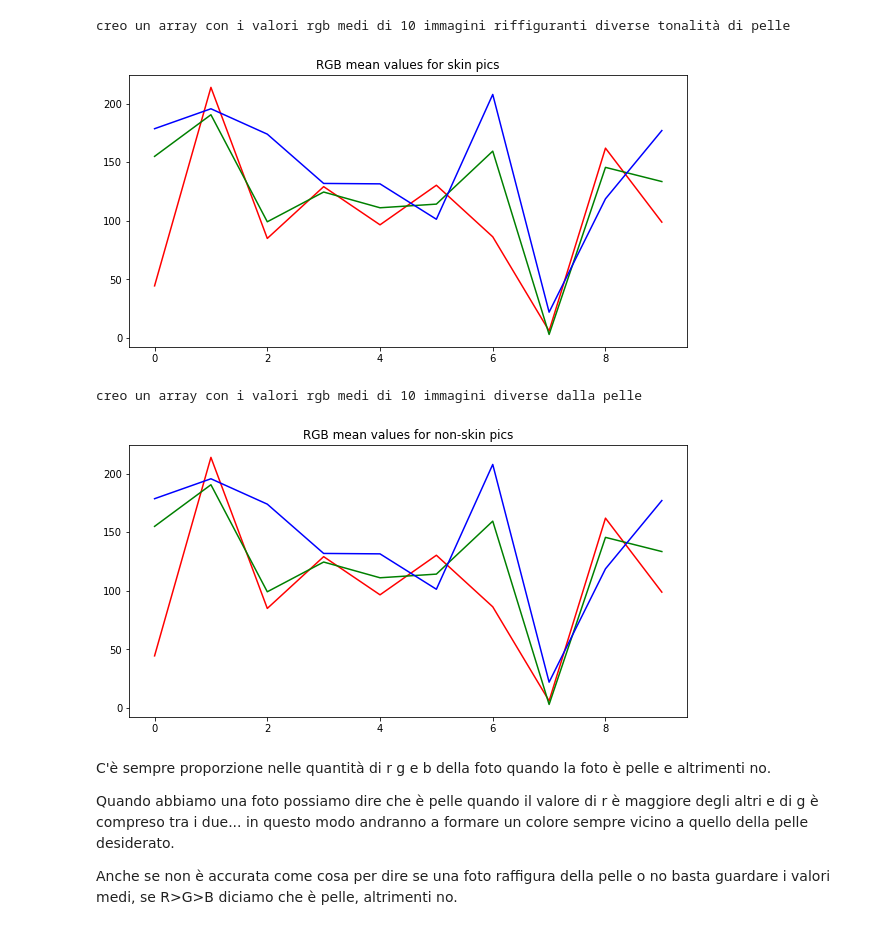
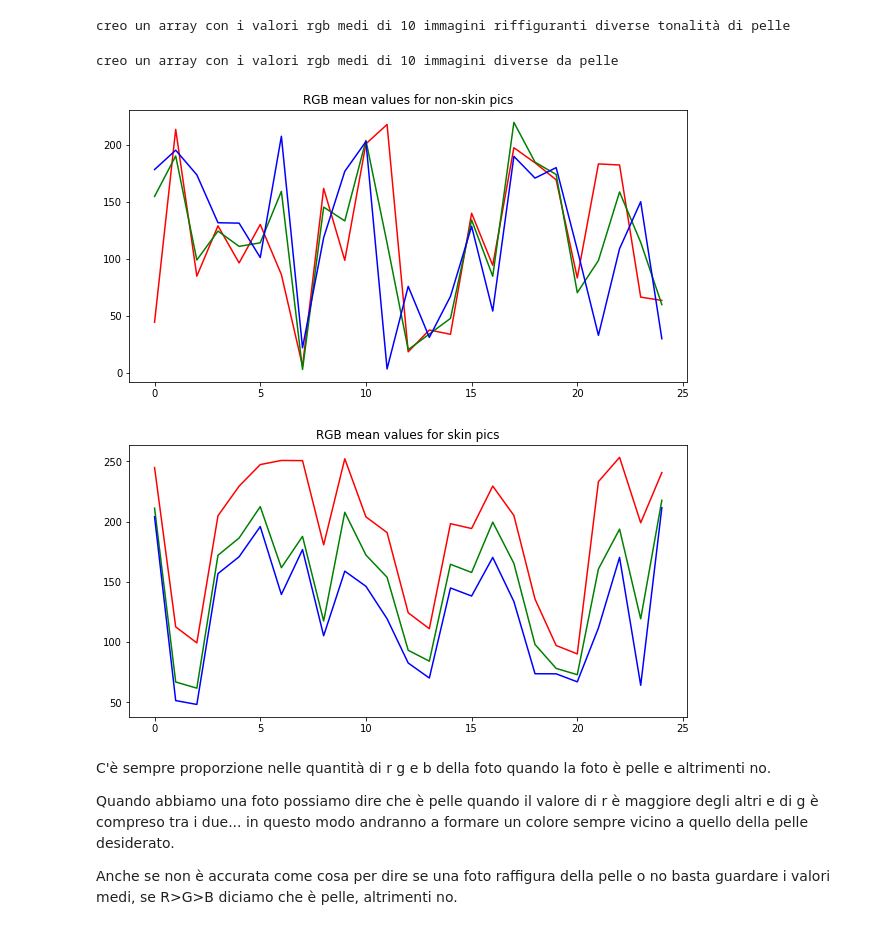
Before and after one commit to lilbrizzi/SkinDetection, a Jupyter notebook: colore/SkinDetectionLAB.ipynb, the cells around one changed output. Cells and saved outputs as stored; diff of their text form; code cells hidden in the pictures.

```diff
--- a/colore/SkinDetectionLAB.ipynb
+++ b/colore/SkinDetectionLAB.ipynb
@@ -234,15 +280,5 @@ arrayB = np.array([channels1[0],channels2[0],channels3[0],channels4[0],channels5
 # %% [output]
 creo un array con i valori rgb medi di 10 immagini riffiguranti diverse tonalità di pelle
-# %%
-plt.figure(figsize=(10, 5))
-plt.title('RGB mean values for skin pics',fontsize=12)
-
-plt.plot(arrayR, color = 'r')
-plt.plot(arrayG, color = 'g')
-plt.plot(arrayB, color = 'b')
-plt.show()
-# %% [output]
-[figure, removed]
 # %%
 image_bgr = cv2.imread('images/nopelle/sweat1.jpg', cv2.IMREAD_COLOR)
 channels1 = cv2.mean(image_bgr)
@@ -274,22 +310,74 @@ channels9 = cv2.mean(image_bgr)
 image_bgr = cv2.imread('images/nopelle/sweat10.jpg', cv2.IMREAD_COLOR)
 channels10 = cv2.mean(image_bgr)
 
-print("creo un array con i valori rgb medi di 10 immagini diverse dalla pelle")
-arrayR = np.array([channels1[2],channels2[2],channels3[2],channels4[2],channels5[2],channels6[2],channels7[2],channels8[2],channels9[2],channels10[2]])
-arrayG = np.array([channels1[1],channels2[1],channels3[1],channels4[1],channels5[1],channels6[1],channels7[1],channels8[1],channels9[1],channels10[1]])
-arrayB = np.array([channels1[0],channels2[0],channels3[0],channels4[0],channels5[0],channels6[0],channels7[0],channels8[0],channels9[0],channels10[0]])
+image_bgr = cv2.imread('images/nopelle/sweat11.jpg', cv2.IMREAD_COLOR)
+channels11 = cv2.mean(image_bgr)
+
+image_bgr = cv2.imread('images/nopelle/sweat12.jpg', cv2.IMREAD_COLOR)
+channels12 = cv2.mean(image_bgr)
+
+image_bgr = cv2.imread('images/nopelle/sweat13.jpg', cv2.IMREAD_COLOR)
+channels13 = cv2.mean(image_bgr)
+
+image_bgr = cv2.imread('images/nopelle/sweat14.jpg', cv2.IMREAD_COLOR)
+channels14 = cv2.mean(image_bgr)
+
+image_bgr = cv2.imread('images/nopelle/sweat15.jpg', cv2.IMREAD_COLOR)
+channels15 = cv2.mean(image_bgr)
+
+image_bgr = cv2.imread('images/nopelle/sweat16.jpg', cv2.IMREAD_COLOR)
+channels16 = cv2.mean(image_bgr)
+
+image_bgr = cv2.imread('images/nopelle/sweat17.jpg', cv2.IMREAD_COLOR)
+channels17 = cv2.mean(image_bgr)
+
+image_bgr = cv2.imread('images/nopelle/sweat18.jpg', cv2.IMREAD_COLOR)
+channels18 = cv2.mean(image_bgr)
+
+image_bgr = cv2.imread('images/nopelle/sweat19.jpg', cv2.IMREAD_COLOR)
+channels19 = cv2.mean(image_bgr)
+
+image_bgr = cv2.imread('images/nopelle/sweat20.jpg', cv2.IMREAD_COLOR)
+channels20 = cv2.mean(image_bgr)
+
+image_bgr = cv2.imread('images/nopelle/sweat21.jpg', cv2.IMREAD_COLOR)
+channels21 = cv2.mean(image_bgr)
+
+image_bgr = cv2.imread('images/nopelle/sweat22.jpg', cv2.IMREAD_COLOR)
+channels22 = cv2.mean(image_bgr)
+
+image_bgr = cv2.imread('images/nopelle/sweat23.jpg', cv2.IMREAD_COLOR)
+channels23 = cv2.mean(image_bgr)
+
+image_bgr = cv2.imread('images/nopelle/sweat24.jpg', cv2.IMREAD_COLOR)
+channels24 = cv2.mean(image_bgr)
+
+image_bgr = cv2.imread('images/nopelle/sweat25.jpg', cv2.IMREAD_COLOR)
+channels25 = cv2.mean(image_bgr)
+
+print("creo un array con i valori rgb medi di 10 immagini diverse da pelle")
+arrayR2 = np.array([channels1[2],channels2[2],channels3[2],channels4[2],channels5[2],channels6[2],channels7[2],channels8[2],channels9[2],channels10[2],channels11[2],channels12[2],channels13[2],channels14[2],channels15[2],channels16[2],channels17[2],channels18[2],channels19[2],channels20[2],channels21[2],channels22[2],channels23[2],channels24[2],channels25[2]])
+arrayG2 = np.array([channels1[1],channels2[1],channels3[1],channels4[1],channels5[1],channels6[1],channels7[1],channels8[1],channels9[1],channels10[1],channels11[1],channels12[1],channels13[1],channels14[1],channels15[1],channels16[1],channels17[1],channels18[1],channels19[1],channels20[1],channels21[1],channels22[1],channels23[1],channels24[1],channels25[1]])
+arrayB2 = np.array([channels1[0],channels2[0],channels3[0],channels4[0],channels5[0],channels6[0],channels7[0],channels8[0],channels9[0],channels10[0],channels11[0],channels12[0],channels13[0],channels14[0],channels15[0],channels16[0],channels17[0],channels18[0],channels19[0],channels20[0],channels21[0],channels22[0],channels23[0],channels24[0],channels25[0]])
 # %% [output]
-creo un array con i valori rgb medi di 10 immagini diverse dalla pelle
+creo un array con i valori rgb medi di 10 immagini diverse da pelle
 # %%
 plt.figure(figsize=(10, 5))
 plt.title('RGB mean values for non-skin pics',fontsize=12)
+plt.plot(arrayR2, color = 'r')
+plt.plot(arrayG2, color = 'g')
+plt.plot(arrayB2, color = 'b')
+plt.show()
 
+plt.figure(figsize=(10, 5))
+plt.title('RGB mean values for skin pics',fontsize=12)
 plt.plot(arrayR, color = 'r')
 plt.plot(arrayG, color = 'g')
 plt.plot(arrayB, color = 'b')
 plt.show()
 # %% [output]
-[figure, old version]
+[figure, new version]
+[figure, added]
 # %% [markdown]
 C'è sempre proporzione nelle quantità di r g e b della foto quando la foto è pelle e altrimenti no.
 
```
Also changed, not shown: parts of 3 cells of this notebook.
